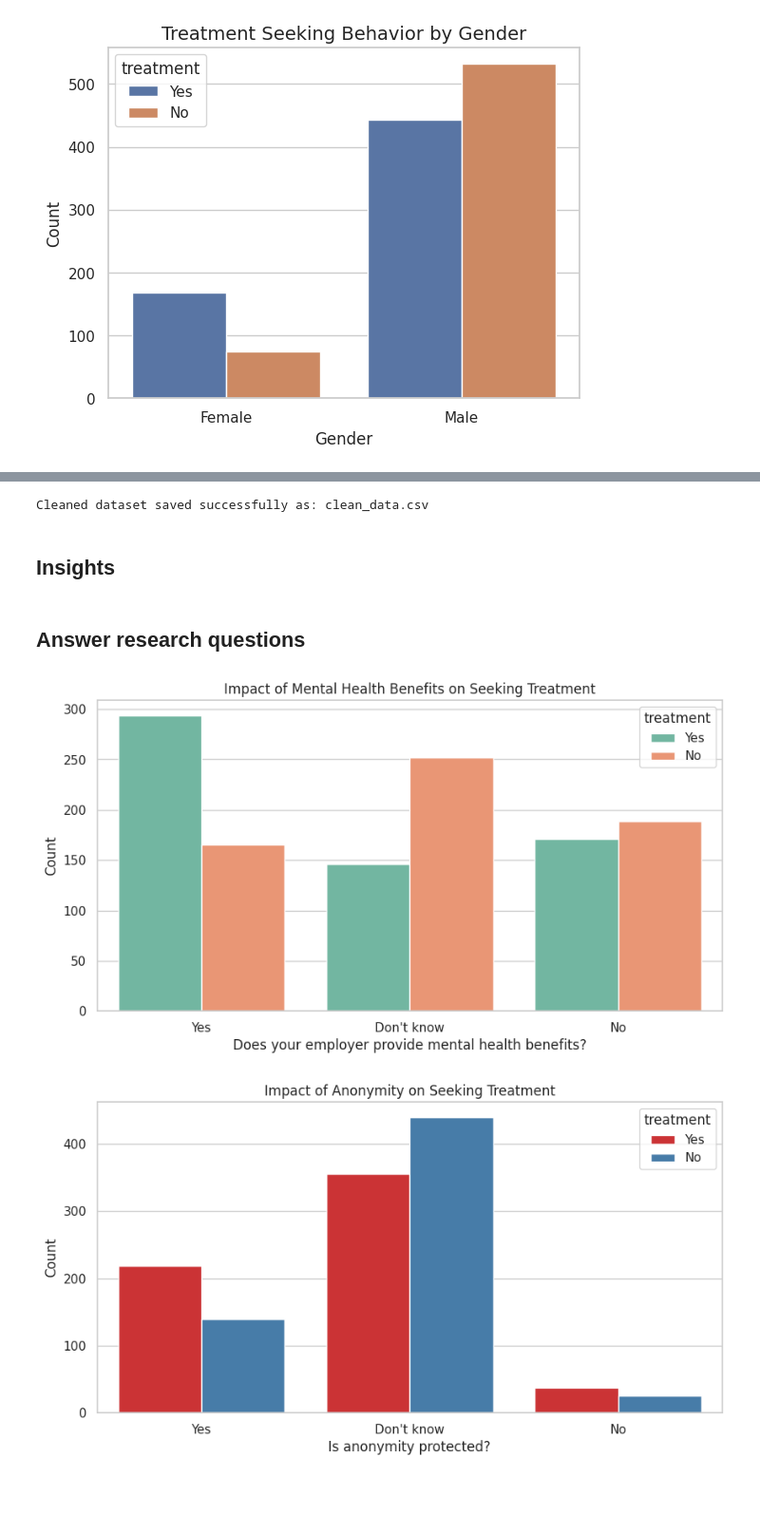
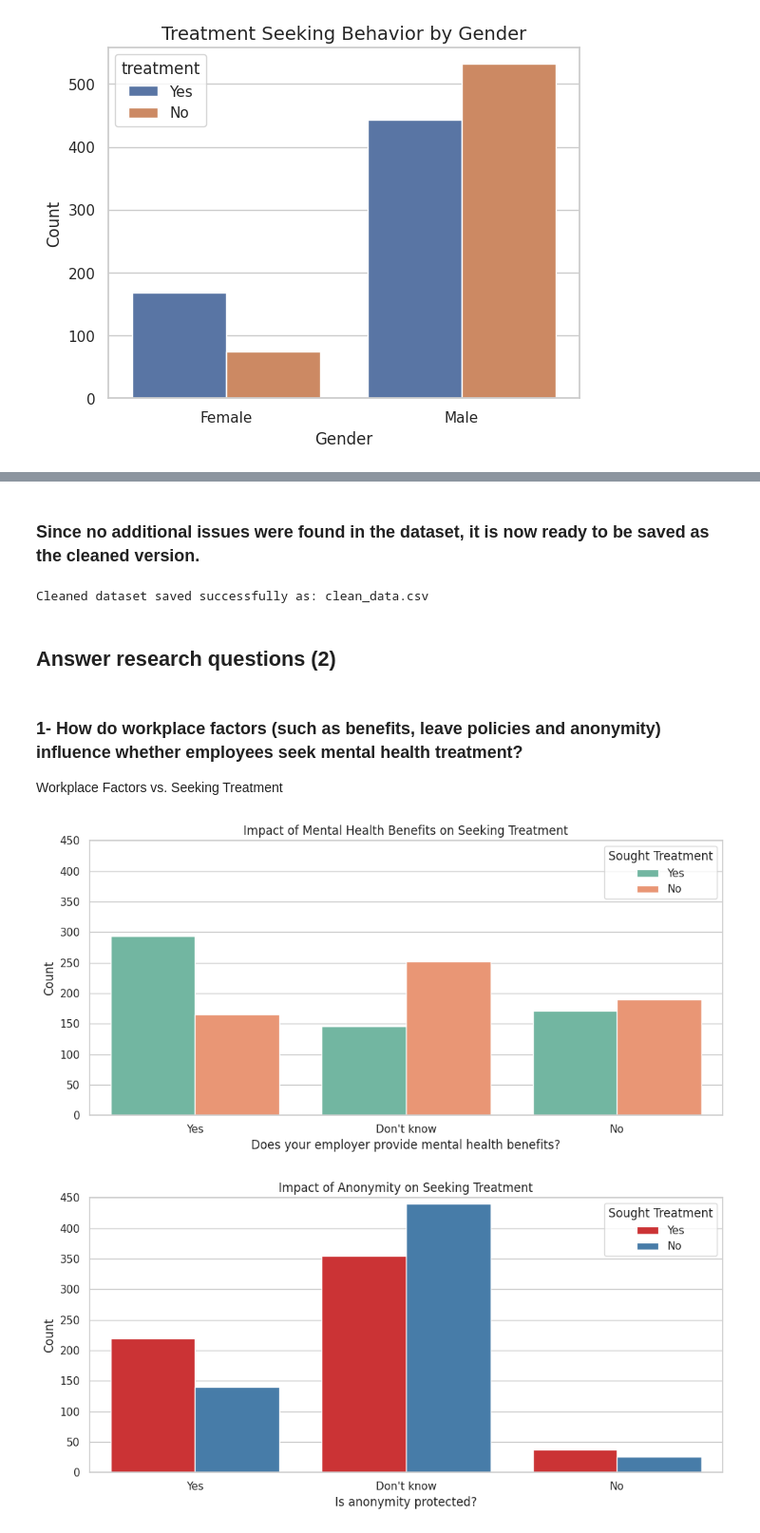
Before and after one commit to Abdulmajeed-A/Tuwaiq-EDA, a Jupyter notebook: Abdulmajeed_EDA_Project.ipynb, the cells around one changed output, grey strips where cells are left out. Shown at 95% size. Drawn from its saved outputs; the diff is of its cells as text; code cells hidden in the pictures; blank space fills up the shorter version.

```diff
--- a/Abdulmajeed_EDA_Project.ipynb
+++ b/Abdulmajeed_EDA_Project.ipynb
@@ -330,3 +330,5 @@ plt.show()
+# %% [markdown]
+### Since no additional issues were found in the dataset, it is now ready to be saved as the cleaned version.
 # %%
 # Save cleaned data to CSV
 
@@ -335,27 +337,51 @@ df.to_csv(cleaned_filename, index=False)
 print(f"Cleaned dataset saved successfully as: {cleaned_filename}")
 # %% [output]
 Cleaned dataset saved successfully as: clean_data.csv
-# %% [markdown]
-## Insights
 # %% [markdown]
-## Answer research questions
+## Answer research questions (2)
+# %% [markdown]
+### 1- How do workplace factors (such as benefits, leave policies and anonymity) influence whether employees seek mental health treatment?
+
+Workplace Factors vs. Seeking Treatment
 # %%
+# Define consistent order and y-axis range
+order = ['Yes', "Don't know", 'No']
+y_limit = (0, 450)
+
 # 1. Impact of Benefits on Treatment
 plt.figure(figsize=(10, 5))
-sns.countplot(data=df, x='benefits', hue='treatment', palette='Set2')
+sns.countplot(
+    data=df,
+    x='benefits',
+    hue='treatment',
+    palette='Set2',
+    order=order
+)
 plt.title('Impact of Mental Health Benefits on Seeking Treatment')
 plt.xlabel('Does your employer provide mental health benefits?')
 plt.ylabel('Count')
+plt.ylim(y_limit)
+plt.legend(title='Sought Treatment', loc='upper right')
+plt.tight_layout()
 plt.show()
 
 
 # 2. Impact of Anonymity on Treatment
 plt.figure(figsize=(10, 5))
-sns.countplot(data=df, x='anonymity', hue='treatment', palette='Set1')
+sns.countplot(
+    data=df,
+    x='anonymity',
+    hue='treatment',
+    palette='Set1',
+    order=order
+)
 plt.title('Impact of Anonymity on Seeking Treatment')
 plt.xlabel('Is anonymity protected?')
 plt.ylabel('Count')
+plt.ylim(y_limit)
+plt.legend(title='Sought Treatment', loc='upper right')
+plt.tight_layout()
 plt.show()
 # %% [output]
-[figure, old version]
+[figure, new version]
-[figure, old version]
+[figure, new version]
```
Also changed, not shown: parts of 8 cells of this notebook.
